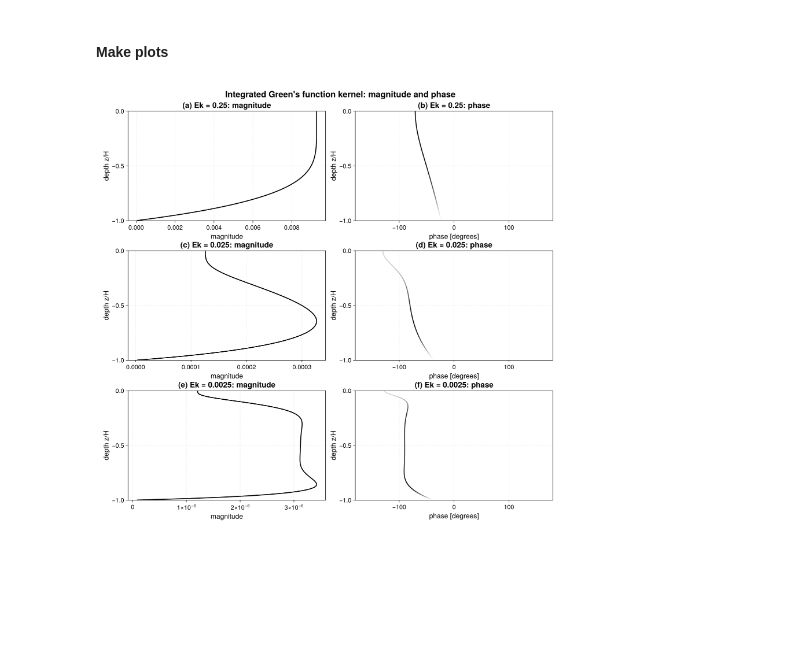
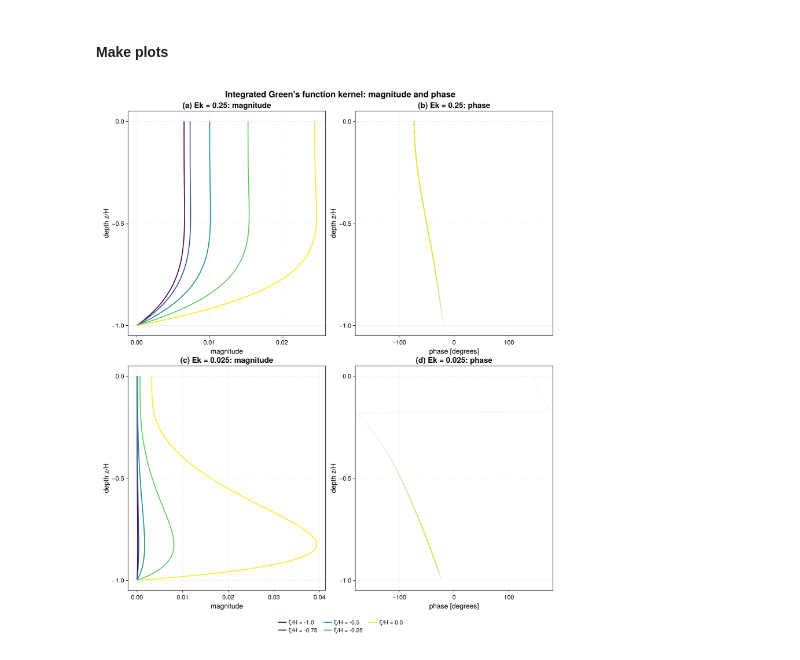
Before and after one commit to ThomasHaine/PlanetaryGeostrophyAnalyticalModel, a Jupyter notebook: TheoryNotes/ComputeQuadratures.ipynb, the cells around one changed output. Cells and saved outputs as stored; diff of their text form; code cells hidden in the pictures.

```diff
--- a/TheoryNotes/ComputeQuadratures.ipynb
+++ b/TheoryNotes/ComputeQuadratures.ipynb
@@ -137,10 +141,15 @@ Hval = 1.0
 Ek1 = 0.25
 Ek2 = 0.025
 Ek3 = 0.0025
-Ek_vals = [Ek1, Ek2, Ek3]
+# Ek_vals = [Ek1, Ek2, Ek3]
+Ek_vals = [Ek1, Ek2]
 varϕ_vals = [sqrt(1im / Ek) for Ek in Ek_vals]
 ψ_vals = [sqrt(1 / Ek) for Ek in Ek_vals]
 zgrid = range(-Hval*0.999, 0.0, length=128)   # avoids undefined phase angle at z=-H
+ξp_vals = range(-Hval, 0, length=5)
+
+# Colors for ξ families
+ξcols = cgrad(:viridis, length(ξp_vals), categorical=true)
 
 # -------------------------------------------------------------------
 # Publication-style theme
@@ -215,7 +224,7 @@ Label(fig[0, 1:2],
 # -------------------------------------------------------------------
 # Helper to plot one Ek row
 # -------------------------------------------------------------------
-function plot_ek_row!(fig, row, Ek, varϕ, ψ; H=H, zgrid=zgrid)
+function plot_ek_row!(fig, row, Ek, varϕ, ψ; Hval=Hval, zgrid=zgrid)
 
     if row ==  1
         panel_labels = ("(a) ", "(b) ")
@@ -239,31 +248,33 @@ function plot_ek_row!(fig, row, Ek, varϕ, ψ; H=H, zgrid=zgrid)
 
     xlims!(ax_ph, -180, 180)
 
-    Gvals = [Guvb(H, z, varϕ, ψ) for z in zgrid]
-    mags = abs.(Gvals)
-    phases = rad2deg.(angle.(Gvals))
+     # ----------------------------------------------------------------
+    # G_uvb(z; ξp) family
+    # ----------------------------------------------------------------
+    for (j, ξp) in enumerate(ξp_vals)
+        c = ξcols[j]
+        Gvals = [Guvb(Hval, z, ξp,  varϕ, ψ, 1.0, 1.0) for z in zgrid]
 
-    lines!(ax_mag, mags, zgrid,
-        color=:black,
-        linewidth=2.4,
-        label="G_uvb"
-    )
+        mags = abs.(Gvals)
+        phases = rad2deg.(angle.(Gvals))
 
-    if isapprox(ξ, -H; atol=1e-12)
-        phases = NaN .* phases
-    end
+        lines!(ax_mag, mags, zgrid,
+            color=c,
+            linewidth=2.4,
+            label="G_u, ξ/H = $(round(ξp/Hval, digits=3))"
+        )
 
-    lines!(ax_ph, phases, zgrid,
-        color=mags,
-        colormap=fade_cmap(:black),
-        colorrange=(0, maximum(mags)),
-        linewidth=2.4,
-        label="G_uvb"
-    )
+        if isapprox(ξ, -H; atol=1e-12)
+            phases = NaN .* phases
+        end
 
-    for ax in (ax_mag, ax_ph)
-        style_axis!(ax)
-        ylims!(ax, -H, 0.0)
+        lines!(ax_ph, phases, zgrid,
+            color=mags,
+            colormap=fade_cmap(c),
+            colorrange=(0, maximum(mags)),
+            linewidth=2.4,
+            label="G_u, ξ/H = $(round(ξp/Hval, digits=3))"
+        )
     end
 
     return ax_mag, ax_ph
@@ -272,47 +283,51 @@ end
 # -------------------------------------------------------------------
 # Plot both Ek rows
 # -------------------------------------------------------------------
-ax11, ax12 = plot_ek_row!(fig, 1, Ek_vals[1], varϕ_vals[1], ψ_vals[1]; H=Hval)
-ax21, ax22 = plot_ek_row!(fig, 2, Ek_vals[2], varϕ_vals[2], ψ_vals[2]; H=Hval)
-ax31, ax32 = plot_ek_row!(fig, 3, Ek_vals[3], varϕ_vals[3], ψ_vals[3]; H=Hval)
+ax11, ax12 = plot_ek_row!(fig, 1, Ek_vals[1], varϕ_vals[1], ψ_vals[1]; Hval=Hval)
+ax21, ax22 = plot_ek_row!(fig, 2, Ek_vals[2], varϕ_vals[2], ψ_vals[2]; Hval=Hval)
+# ax31, ax32 = plot_ek_row!(fig, 3, Ek_vals[3], varϕ_vals[3], ψ_vals[3]; Hval=Hval)
 
 # Link y axes
 linkyaxes!(ax11, ax21)
 linkyaxes!(ax12, ax22)
-linkyaxes!(ax21, ax31)
-linkyaxes!(ax22, ax32)
+# linkyaxes!(ax21, ax31)
+# linkyaxes!(ax22, ax32)
 
 # -------------------------------------------------------------------
 # Single shared legend below the panels
 # -------------------------------------------------------------------
 legend_elements = LineElement[]
 legend_labels = String[]
 
-legend_g = Legend(fig[4, 1:2],
+for (j, ξp) in enumerate(ξp_vals)
+    push!(legend_elements, LineElement(color=ξcols[j], linewidth=3))
+    push!(legend_labels, "ξ/H = $(round(ξp/Hval, digits=2))")
+end
+
+legend_g = Legend(fig[3, 1:2],
     legend_elements,
     legend_labels,
     title="Green's function panel",
     orientation=:horizontal,
     nbanks=2,
     framevisible=false,
     tellwidth=false,
     halign=:center
 )
 
-
 # -------------------------------------------------------------------
 # Tightened spacing
 # -------------------------------------------------------------------
 colgap!(fig.layout, 1, 10)
 rowgap!(fig.layout, 1, 4)
 rowgap!(fig.layout, 2, 2)
-rowgap!(fig.layout, 3, 2)
+# rowgap!(fig.layout, 3, 2)
 
 # -------------------------------------------------------------------
 # Save to PDF
 # -------------------------------------------------------------------
 CairoMakie.save("Guvb_magnitude_phase_two_Ek.pdf", fig)
 
 fig
 # %% [output]
-[figure, old version]
+[figure, new version]
```
Also changed, not shown: parts of 4 cells of this notebook, 5 other files.
